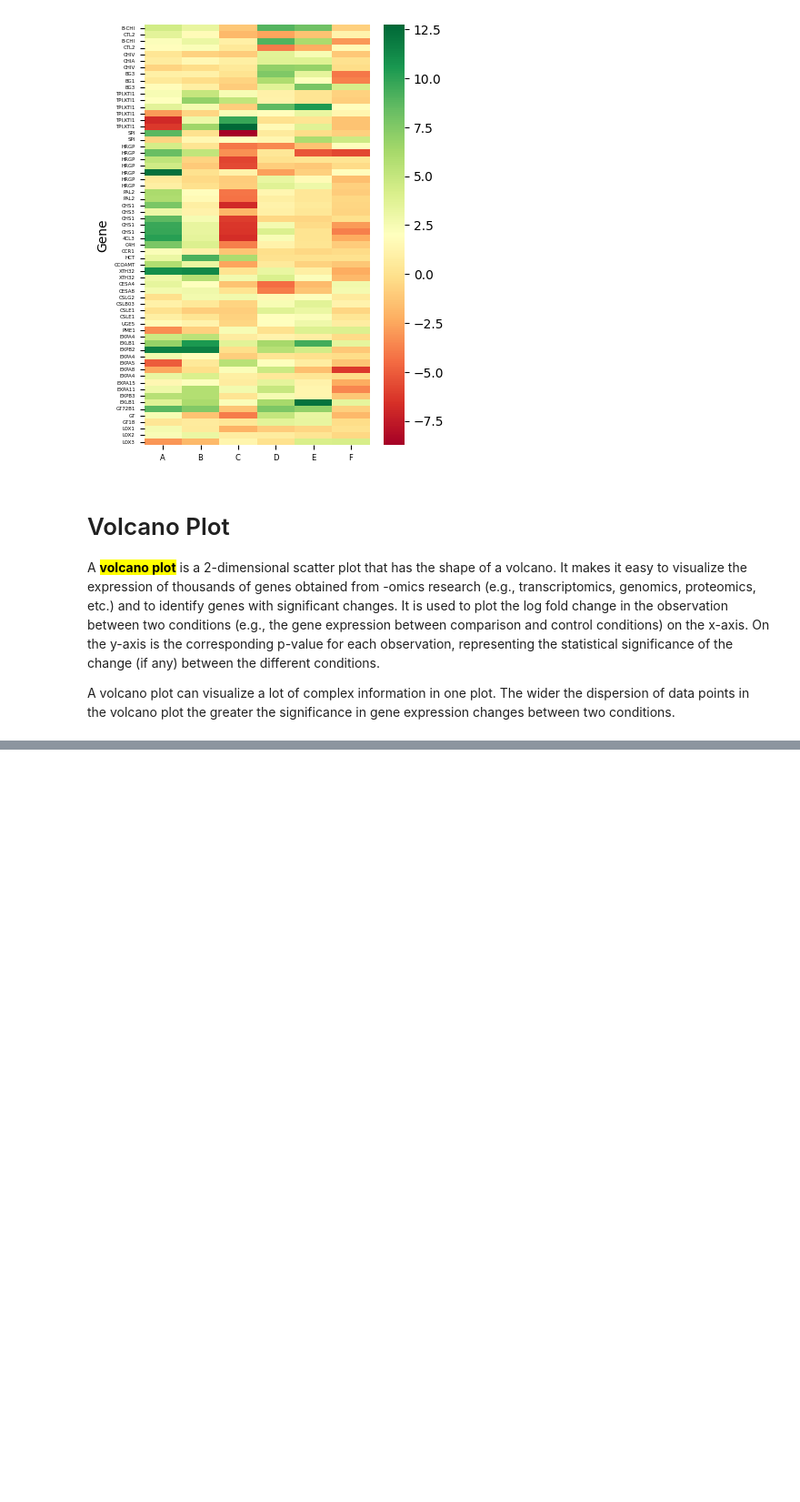
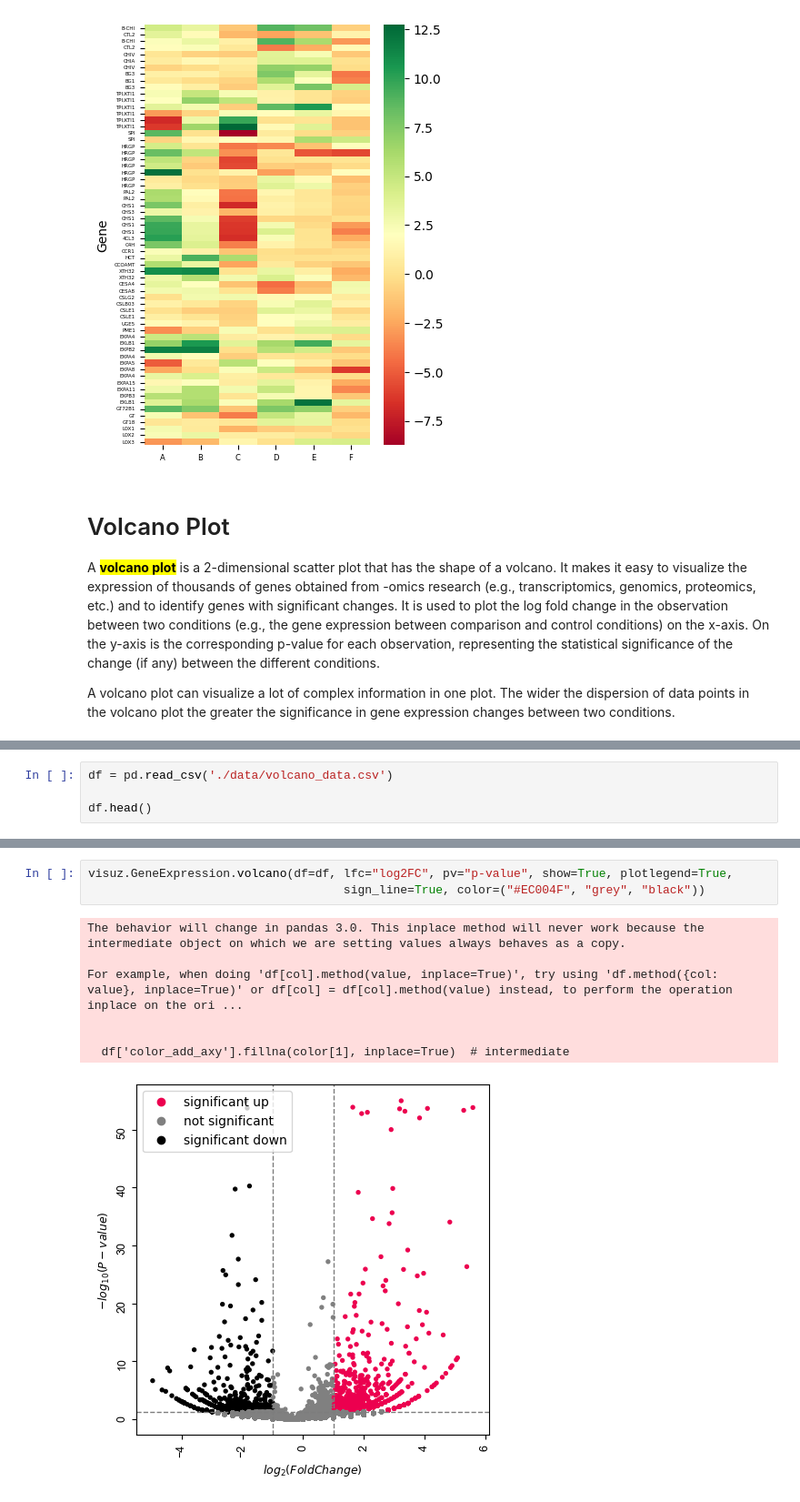
Before and after one commit to Collins331/Precision-Medicine, a Jupyter notebook: Statistics/data_visualization.ipynb, the cells around one changed output, grey strips where cells are left out. Shown at 91% size. Drawn from its saved outputs; the diff is of its cells as text; blank space fills up the shorter version.

Commit message:
volcano plot with example

```diff
--- a/Statistics/data_visualization.ipynb
+++ b/Statistics/data_visualization.ipynb
@@ -93,0 +108,4 @@ A volcano plot can visualize a lot of complex information in one plot. The wider
+# %%
+df = pd.read_csv('./data/volcano_data.csv')
+
+df.head()
@@ -93,0 +124,11 @@ A volcano plot can visualize a lot of complex information in one plot. The wider
+# %%
+visuz.GeneExpression.volcano(df=df, lfc="log2FC", pv="p-value", show=True, plotlegend=True,
+                                    sign_line=True, color=("#EC004F", "grey", "black"))
+# %% [output]
+The behavior will change in pandas 3.0. This inplace method will never work because the intermediate object on which we are setting values always behaves as a copy.
+
+For example, when doing 'df[col].method(value, inplace=True)', try using 'df.method({col: value}, inplace=True)' or df[col] = df[col].method(value) instead, to perform the operation inplace on the ori ...
+
+
+  df['color_add_axy'].fillna(color[1], inplace=True)  # intermediate
+[figure, added]
```
Also changed, not shown: parts of 9 cells of this notebook, 2 other files.
